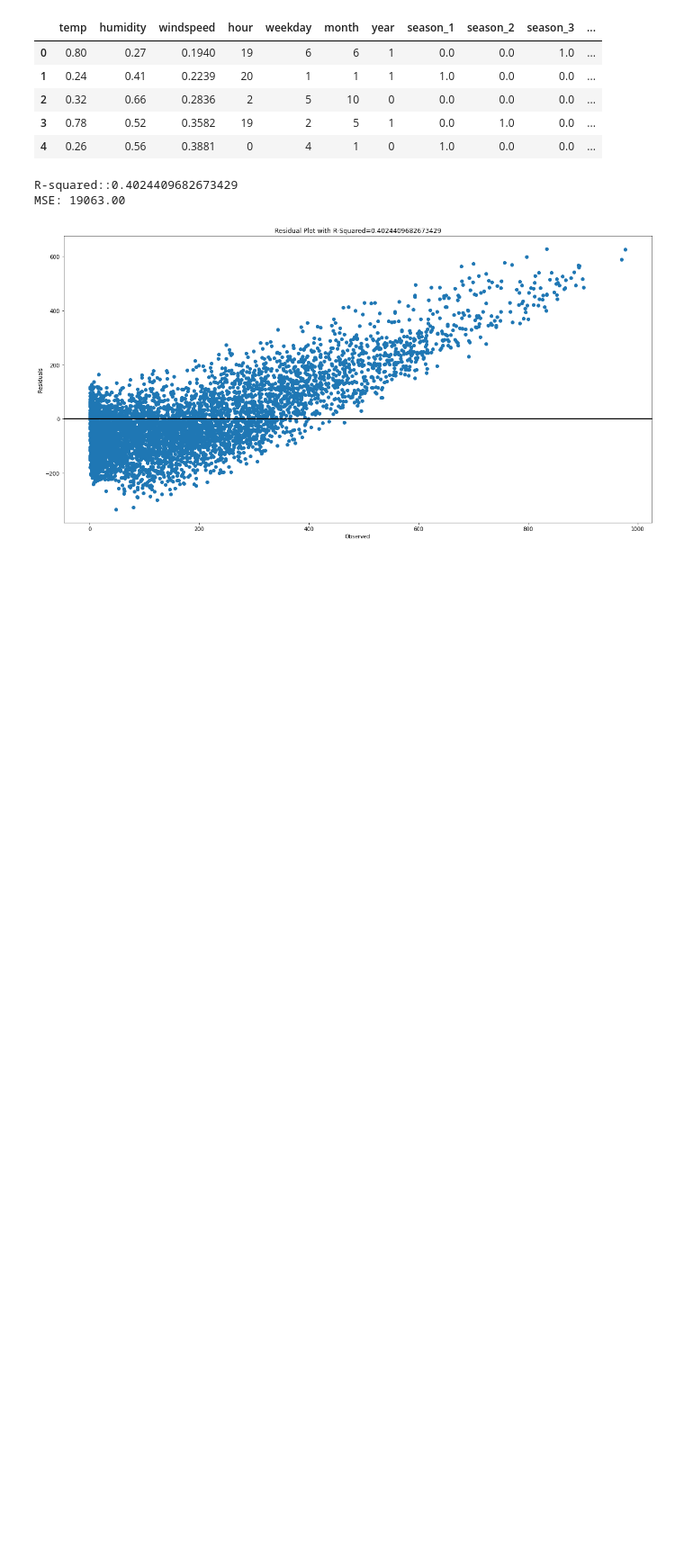
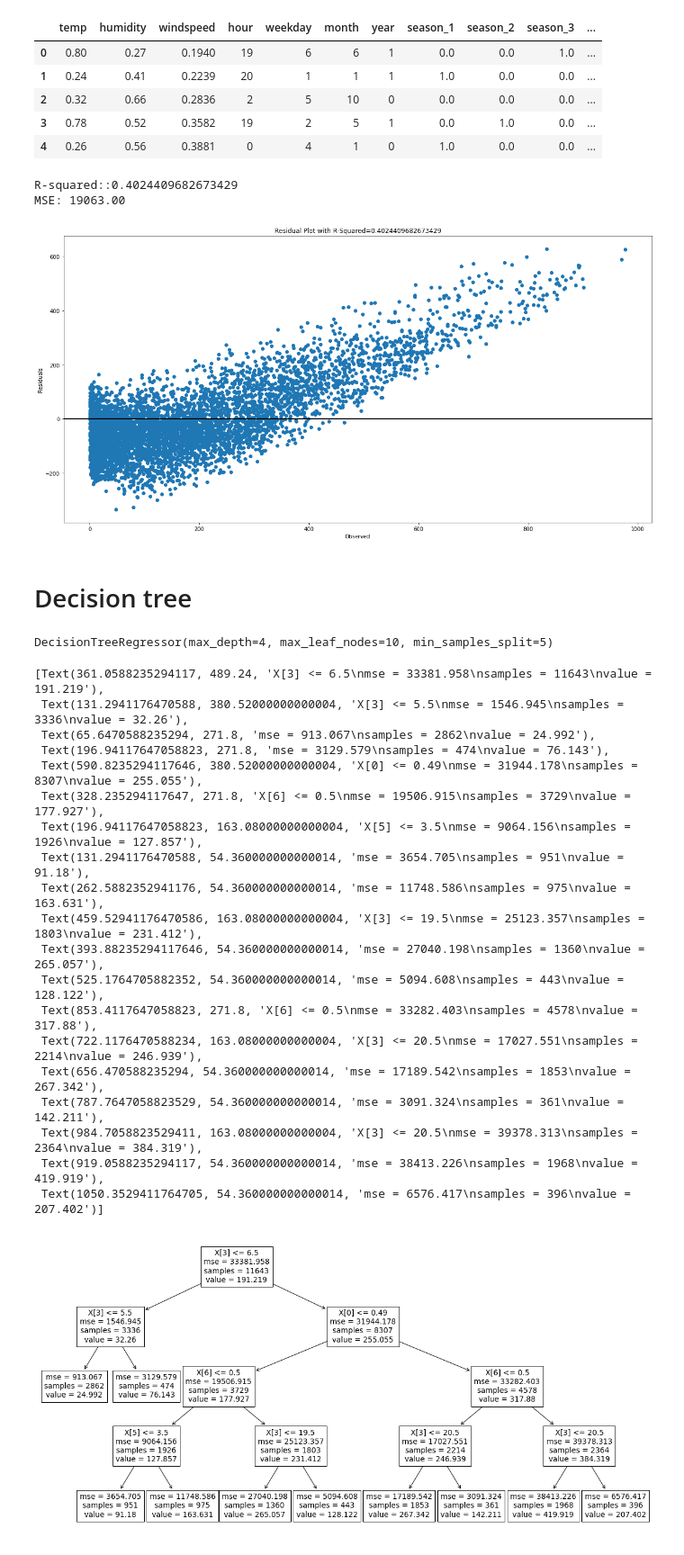
Before and after one commit to paulsok/kaggle, a Jupyter notebook: Bike Sharing/bike_sharing.ipynb, the cells around one changed output. Shown: that part at 90% size. Drawn from its saved outputs; the diff is of its cells as text; code cells hidden in the pictures; blank space fills up the shorter version.

Commit message:
decision tree classifier finished

```diff
--- a/Bike Sharing/bike_sharing.ipynb
+++ b/Bike Sharing/bike_sharing.ipynb
@@ -348,3 +353,36 @@ ax.title.set_text(
 plt.show()
 # %% [output]
 [figure]
+# %% [markdown]
+# Decision tree
+# %%
+dtr = tree.DecisionTreeRegressor(max_depth=4, min_samples_split=5,
+                            max_leaf_nodes=10)
+dtr.fit(X, y)
+# %% [output]
+DecisionTreeRegressor(max_depth=4, max_leaf_nodes=10, min_samples_split=5)
+# %%
+# plot a tree
+fig, ax = plt.subplots(figsize=(20, 10))
+tree.plot_tree(dtr)
+# %% [output]
+[Text(361.0588235294117, 489.24, 'X[3] <= 6.5\nmse = 33381.958\nsamples = 11643\nvalue = 191.219'),
+ Text(131.2941176470588, 380.52000000000004, 'X[3] <= 5.5\nmse = 1546.945\nsamples = 3336\nvalue = 32.26'),
+ Text(65.6470588235294, 271.8, 'mse = 913.067\nsamples = 2862\nvalue = 24.992'),
+ Text(196.94117647058823, 271.8, 'mse = 3129.579\nsamples = 474\nvalue = 76.143'),
+ Text(590.8235294117646, 380.52000000000004, 'X[0] <= 0.49\nmse = 31944.178\nsamples = 8307\nvalue = 255.055'),
+ Text(328.235294117647, 271.8, 'X[6] <= 0.5\nmse = 19506.915\nsamples = 3729\nvalue = 177.927'),
+ Text(196.94117647058823, 163.08000000000004, 'X[5] <= 3.5\nmse = 9064.156\nsamples = 1926\nvalue = 127.857'),
+ Text(131.2941176470588, 54.360000000000014, 'mse = 3654.705\nsamples = 951\nvalue = 91.18'),
+ Text(262.5882352941176, 54.360000000000014, 'mse = 11748.586\nsamples = 975\nvalue = 163.631'),
+ Text(459.52941176470586, 163.08000000000004, 'X[3] <= 19.5\nmse = 25123.357\nsamples = 1803\nvalue = 231.412'),
+ Text(393.88235294117646, 54.360000000000014, 'mse = 27040.198\nsamples = 1360\nvalue = 265.057'),
+ Text(525.1764705882352, 54.360000000000014, 'mse = 5094.608\nsamples = 443\nvalue = 128.122'),
+ Text(853.4117647058823, 271.8, 'X[6] <= 0.5\nmse = 33282.403\nsamples = 4578\nvalue = 317.88'),
+ Text(722.1176470588234, 163.08000000000004, 'X[3] <= 20.5\nmse = 17027.551\nsamples = 2214\nvalue = 246.939'),
+ Text(656.470588235294, 54.360000000000014, 'mse = 17189.542\nsamples = 1853\nvalue = 267.342'),
+ Text(787.7647058823529, 54.360000000000014, 'mse = 3091.324\nsamples = 361\nvalue = 142.211'),
+ Text(984.7058823529411, 163.08000000000004, 'X[3] <= 20.5\nmse = 39378.313\nsamples = 2364\nvalue = 384.319'),
+ Text(919.0588235294117, 54.360000000000014, 'mse = 38413.226\nsamples = 1968\nvalue = 419.919'),
+ Text(1050.3529411764705, 54.360000000000014, 'mse = 6576.417\nsamples = 396\nvalue = 207.402')]
+[figure, added]
```
Also changed, not shown: parts of 11 cells of this notebook.
